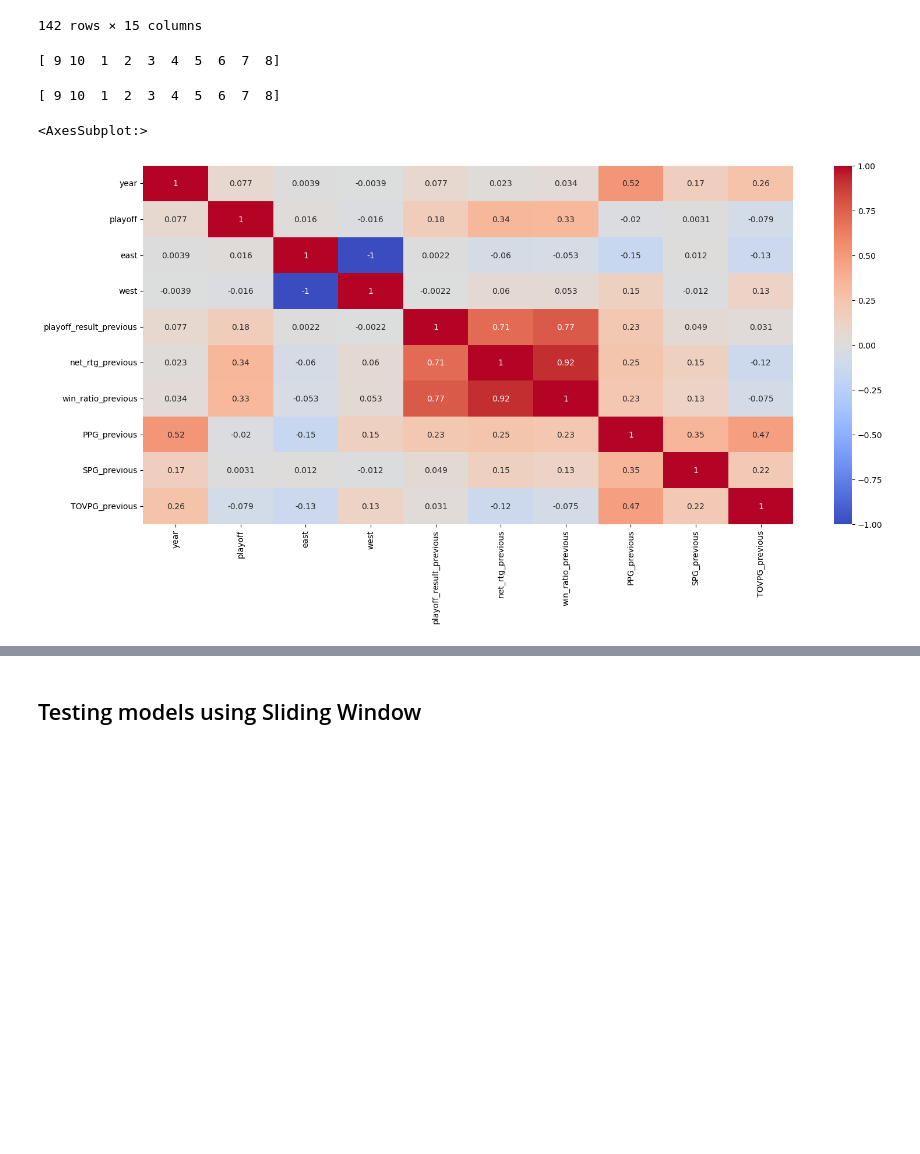
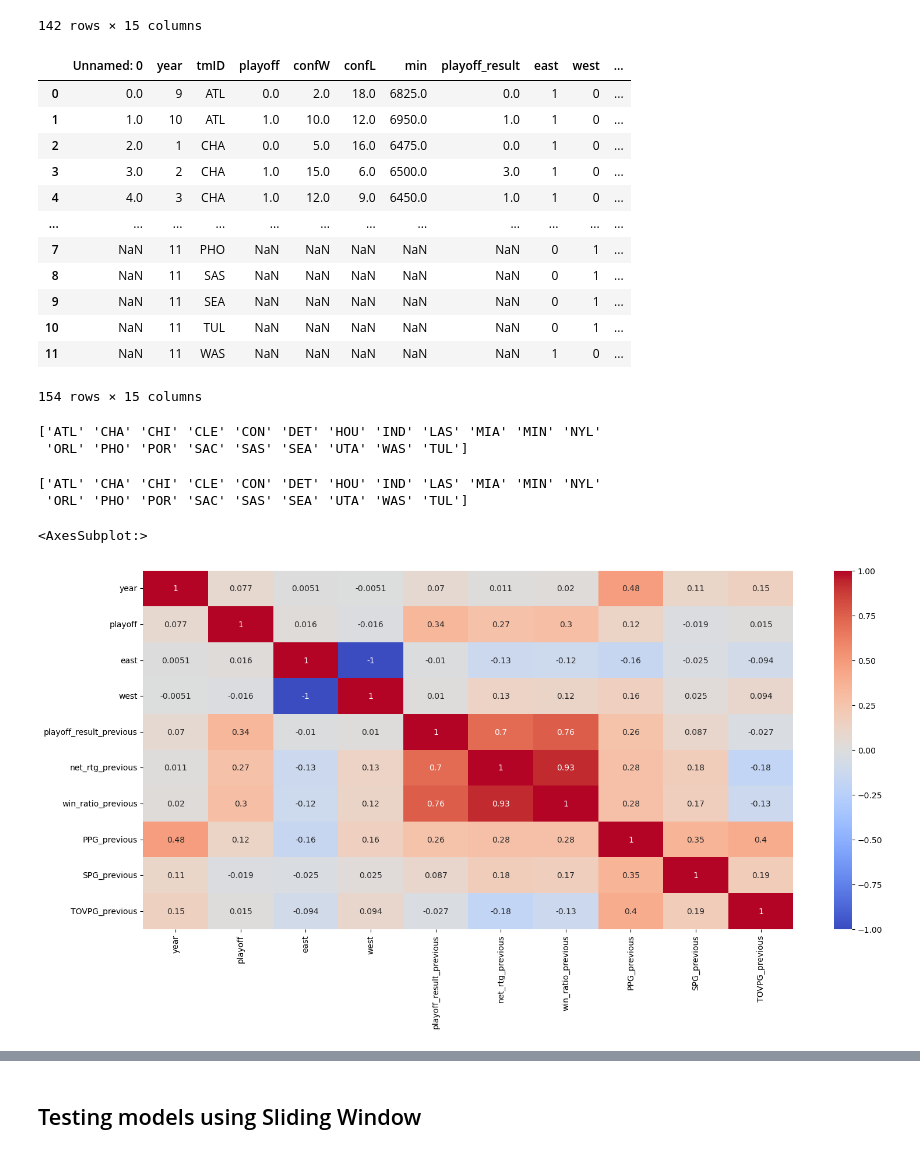
Before and after one commit to malu1608/AC, a Jupyter notebook: main.ipynb, the cells around one changed output, grey strips where cells are left out. Drawn from its saved outputs; the diff is of its cells as text; code cells hidden in the pictures; blank space fills up the shorter version.

```diff
--- a/main.ipynb
+++ b/main.ipynb
@@ -245,13 +267,29 @@ teams
 | 140 | 140 | 9 | WAS | 0 | 6 | 14 | 6825 | 0 | 1 | 0 | ... |
 | 141 | 141 | 10 | WAS | 1 | 10 | 12 | 6875 | 1 | 1 | 0 | ... |
 142 rows × 15 columns
+# %%
+teams = teams.append(s11_teams)
+teams
+# %% [output]
+|  | Unnamed: 0 | year | tmID | playoff | confW | confL | min | playoff_result | east | west | ... |
+| 0 | 0.0 | 9 | ATL | 0.0 | 2.0 | 18.0 | 6825.0 | 0.0 | 1 | 0 | ... |
+| 1 | 1.0 | 10 | ATL | 1.0 | 10.0 | 12.0 | 6950.0 | 1.0 | 1 | 0 | ... |
+| 2 | 2.0 | 1 | CHA | 0.0 | 5.0 | 16.0 | 6475.0 | 0.0 | 1 | 0 | ... |
+| 3 | 3.0 | 2 | CHA | 1.0 | 15.0 | 6.0 | 6500.0 | 3.0 | 1 | 0 | ... |
+| 4 | 4.0 | 3 | CHA | 1.0 | 12.0 | 9.0 | 6450.0 | 1.0 | 1 | 0 | ... |
+| ... | ... | ... | ... | ... | ... | ... | ... | ... | ... | ... | ... |
+| 7 | NaN | 11 | PHO | NaN | NaN | NaN | NaN | NaN | 0 | 1 | ... |
+| 8 | NaN | 11 | SAS | NaN | NaN | NaN | NaN | NaN | 0 | 1 | ... |
+| 9 | NaN | 11 | SEA | NaN | NaN | NaN | NaN | NaN | 0 | 1 | ... |
+| 10 | NaN | 11 | TUL | NaN | NaN | NaN | NaN | NaN | 0 | 1 | ... |
+| 11 | NaN | 11 | WAS | NaN | NaN | NaN | NaN | NaN | 1 | 0 | ... |
+154 rows × 15 columns
 # %%
 teams_previous_year = teams.copy()
 
 # 'year_previous' - ano atual menos 1
-teams_previous_year['year_previous'] = teams_previous_year['year'] - 1
+teams_previous_year['year_previous'] = teams_previous_year['year'] + 1
 
-# Selecionar algumas colunas (ajuste conforme necessário para sua análise)
 columns_to_include = ['playoff_result', 'win_ratio', 'net_rtg', 'PPG', 'SPG', 'TOVPG']
 teams_previous_year = teams_previous_year[['year_previous', 'tmID'] + columns_to_include]
 
@@ -261,17 +299,20 @@ teams = pd.merge(teams, teams_previous_year, how='left', left_on=['year', 'tmID'
 
 teams = teams.drop(['year_previous'], axis=1)
 
-print(teams['year'].unique())
+#print(teams['tmID'].unique())
+#print(teams)
 # %% [output]
-[ 9 10  1  2  3  4  5  6  7  8]
+['ATL' 'CHA' 'CHI' 'CLE' 'CON' 'DET' 'HOU' 'IND' 'LAS' 'MIA' 'MIN' 'NYL'
+ 'ORL' 'PHO' 'POR' 'SAC' 'SAS' 'SEA' 'UTA' 'WAS' 'TUL']
 # %%
 teams = teams[['year', 'tmID','playoff','east','west','playoff_result_previous','net_rtg_previous','win_ratio_previous', 'PPG_previous', 'SPG_previous', 'TOVPG_previous']]
-print(teams['year'].unique())
+#print(teams['tmID'].unique())
 plt.figure(figsize=(18,8))
 correlation = teams.corr()
 sb.heatmap(correlation,annot=True,cmap='coolwarm')
 # %% [output]
-[ 9 10  1  2  3  4  5  6  7  8]
+['ATL' 'CHA' 'CHI' 'CLE' 'CON' 'DET' 'HOU' 'IND' 'LAS' 'MIA' 'MIN' 'NYL'
+ 'ORL' 'PHO' 'POR' 'SAC' 'SAS' 'SEA' 'UTA' 'WAS' 'TUL']
 <AxesSubplot:>
 [figure]
 # %%
```
Also changed, not shown: parts of 28 cells of this notebook, 4 other files.
